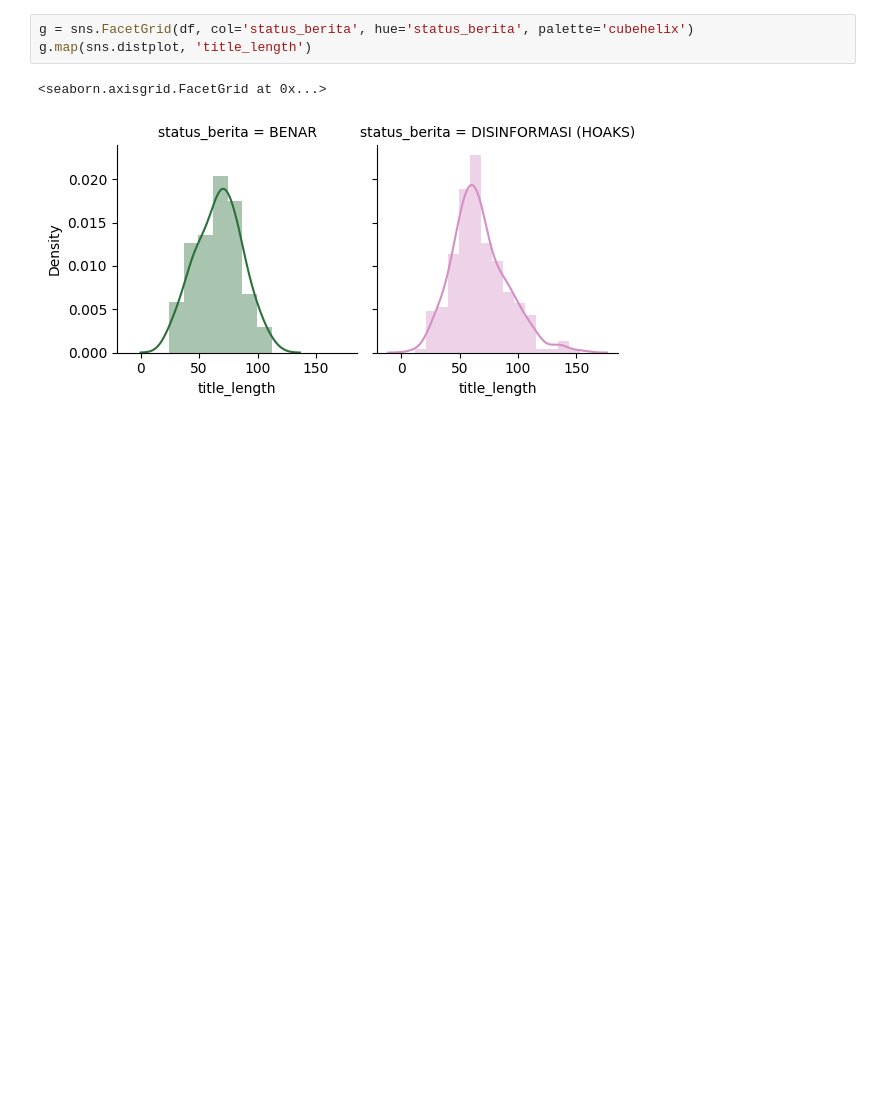
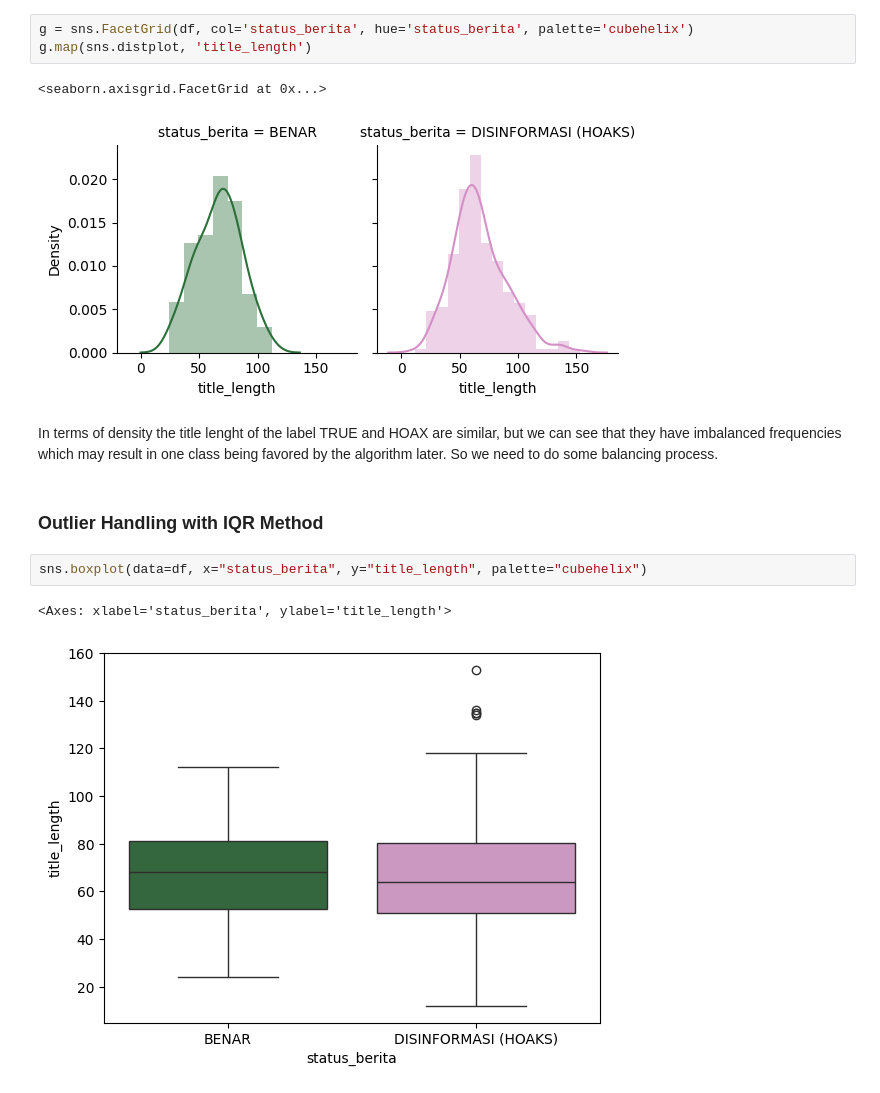
Before and after one commit to mcikalmerdeka/NLP-Learning, a Jupyter notebook: Sentiment Analysis Based on News Titles/Sentiment Analysis News Titles.ipynb, the cells around one changed output. Drawn from its saved outputs; the diff is of its cells as text; blank space fills up the shorter version.

```diff
--- a/Sentiment Analysis Based on News Titles/Sentiment Analysis News Titles.ipynb
+++ b/Sentiment Analysis Based on News Titles/Sentiment Analysis News Titles.ipynb
@@ -157,3 +167,12 @@ g.map(sns.distplot, 'title_length')
 # %% [output]
 <seaborn.axisgrid.FacetGrid at 0x...>
 [figure]
+# %% [markdown]
+In terms of density the title lenght of the label TRUE and HOAX are similar, but we can see that they have imbalanced frequencies which may result in one class being favored by the algorithm later. So we need to do some balancing process.
+# %% [markdown]
+### Outlier Handling with IQR Method
+# %%
+sns.boxplot(data=df, x="status_berita", y="title_length", palette="cubehelix")
+# %% [output]
+<Axes: xlabel='status_berita', ylabel='title_length'>
+[figure, added]
```
Also changed, not shown: parts of 13 cells of this notebook.
